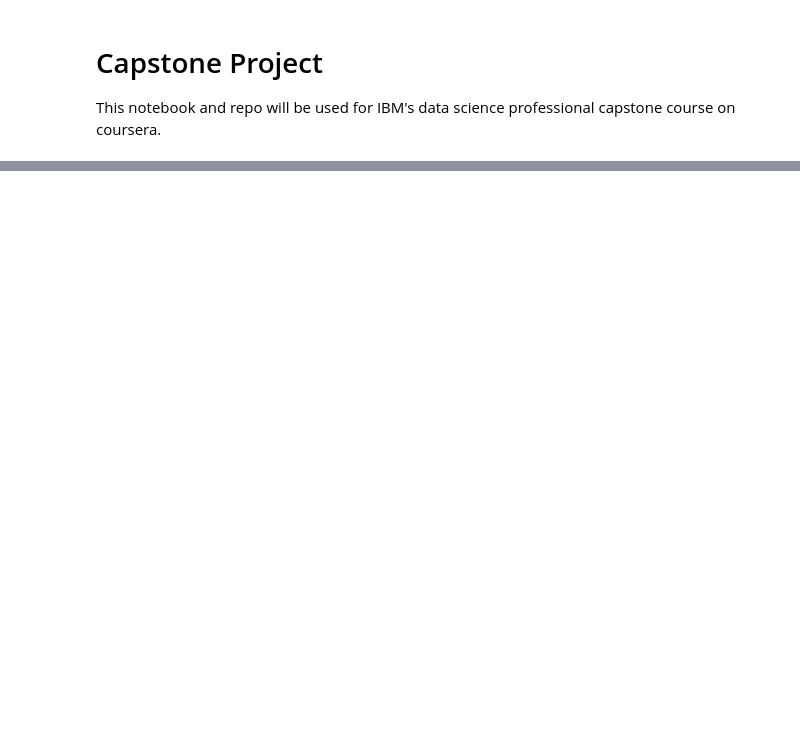
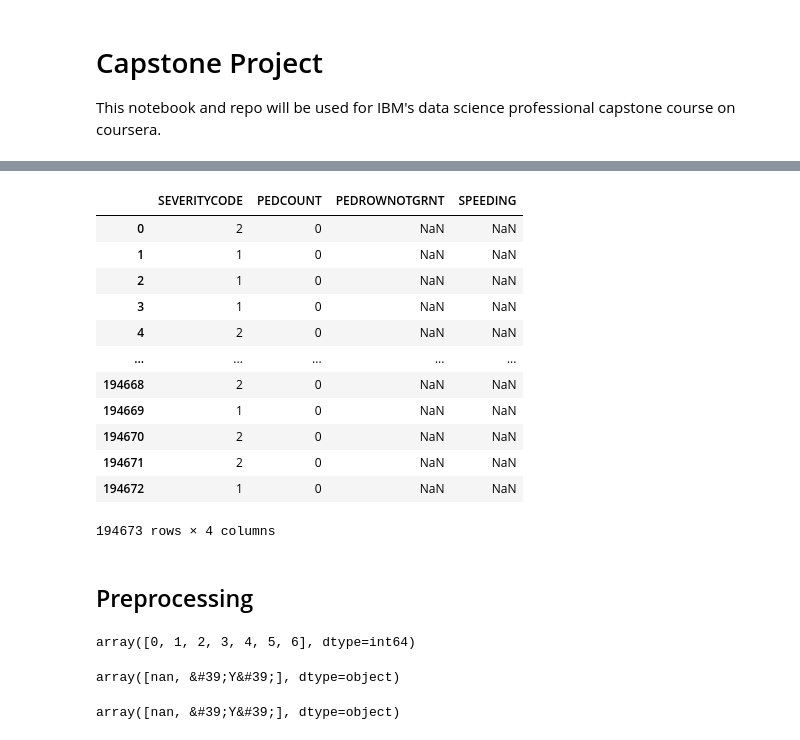
Before and after one commit to Duvey314/Coursera_Capstone, a Jupyter notebook: capstone.ipynb, the cells around one changed output, grey strips where cells are left out. Cells and saved outputs as stored; diff of their text form; code cells hidden in the pictures; blank space fills up the shorter version.

```diff
--- a/capstone.ipynb
+++ b/capstone.ipynb
@@ -21,0 +38,34 @@ Car accidents happen every day all over the world. Due to the energy involved in
+# %%
+# pull out those columns into a new df
+ped_df = collision_df[['SEVERITYCODE','PEDCOUNT',"ST_COLCODE",'PEDROWNOTGRNT',"SPEEDING"]]
+ped_df.head()
+ped_df.drop('ST_COLCODE', axis=1)
+# %% [output]
+|  | SEVERITYCODE | PEDCOUNT | PEDROWNOTGRNT | SPEEDING |
+| 0 | 2 | 0 | NaN | NaN |
+| 1 | 1 | 0 | NaN | NaN |
+| 2 | 1 | 0 | NaN | NaN |
+| 3 | 1 | 0 | NaN | NaN |
+| 4 | 2 | 0 | NaN | NaN |
+| ... | ... | ... | ... | ... |
+| 194668 | 2 | 0 | NaN | NaN |
+| 194669 | 1 | 0 | NaN | NaN |
+| 194670 | 2 | 0 | NaN | NaN |
+| 194671 | 2 | 0 | NaN | NaN |
+| 194672 | 1 | 0 | NaN | NaN |
+194673 rows × 4 columns
+# %% [markdown]
+## Preprocessing
+# %%
+# look at the values for each category to see which ones we need to change
+ped_df.PEDCOUNT.unique()
+# %% [output]
+array([0, 1, 2, 3, 4, 5, 6], dtype=int64)
+# %%
+ped_df.PEDROWNOTGRNT.unique()
+# %% [output]
+array([nan, &#39;Y&#39;], dtype=object)
+# %%
+ped_df.SPEEDING.unique()
+# %% [output]
+array([nan, &#39;Y&#39;], dtype=object)
```
Also changed, not shown: parts of 35 cells of this notebook, 2 other files.
